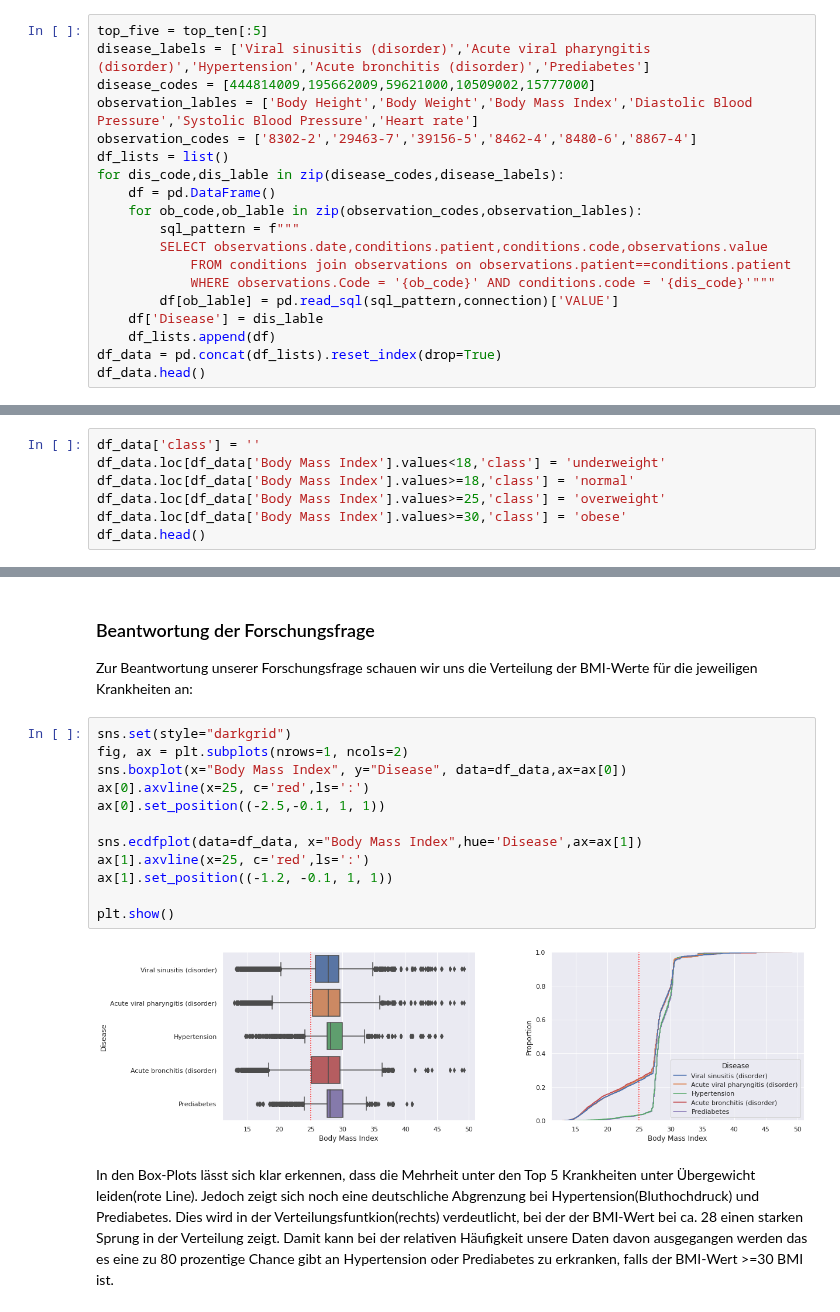
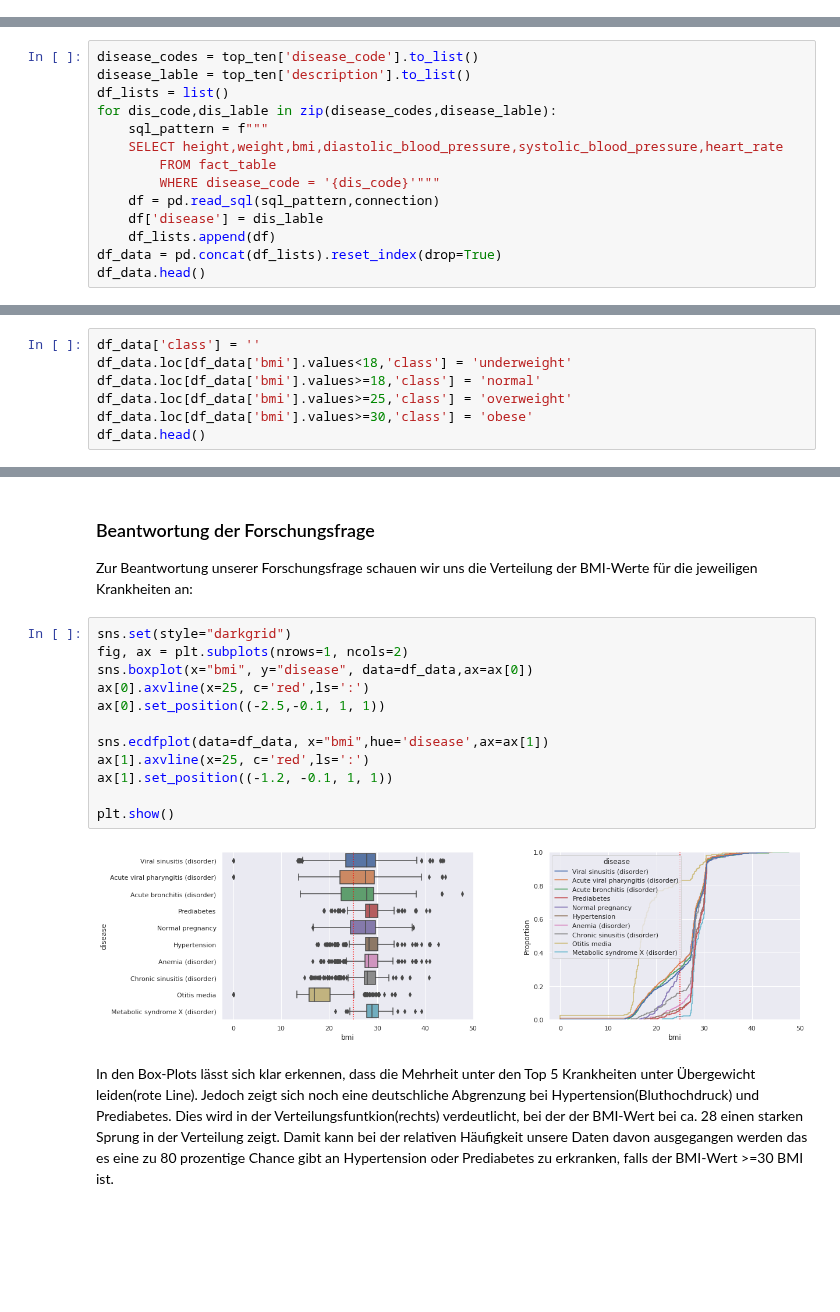
Before and after one commit to Fuenfgeld/DMA2022DataProjectC, a Jupyter notebook: src/analysis.ipynb, the cells around one changed output, grey strips where cells are left out. Saved outputs shown, nothing was run; the diff lists cells and outputs as text; blank space fills up the shorter version.

```diff
--- a/src/analysis.ipynb
+++ b/src/analysis.ipynb
@@ -141,19 +140,0 @@ Dabei beschrenken wir uns auf die fünf häuftigsten Krankheiten.
-# %%
-top_five = top_ten[:5]
-disease_labels = ['Viral sinusitis (disorder)','Acute viral pharyngitis (disorder)','Hypertension','Acute bronchitis (disorder)','Prediabetes']
-disease_codes = [444814009,195662009,59621000,10509002,15777000]
-observation_lables = ['Body Height','Body Weight','Body Mass Index','Diastolic Blood Pressure','Systolic Blood Pressure','Heart rate']
-observation_codes = ['8302-2','29463-7','39156-5','8462-4','8480-6','8867-4']
-df_lists = list()
-for dis_code,dis_lable in zip(disease_codes,disease_labels):
-    df = pd.DataFrame()
-    for ob_code,ob_lable in zip(observation_codes,observation_lables):
-        sql_pattern = f"""
-        SELECT observations.date,conditions.patient,conditions.code,observations.value
-            FROM conditions join observations on observations.patient==conditions.patient
-            WHERE observations.Code = '{ob_code}' AND conditions.code = '{dis_code}'"""
-        df[ob_lable] = pd.read_sql(sql_pattern,connection)['VALUE']
-    df['Disease'] = dis_lable
-    df_lists.append(df)
-df_data = pd.concat(df_lists).reset_index(drop=True)
-df_data.head()
@@ -166,0 +141,14 @@ df_data.head()
+# %%
+disease_codes = top_ten['disease_code'].to_list()
+disease_lable = top_ten['description'].to_list()
+df_lists = list()
+for dis_code,dis_lable in zip(disease_codes,disease_lable):
+    sql_pattern = f"""
+    SELECT height,weight,bmi,diastolic_blood_pressure,systolic_blood_pressure,heart_rate
+        FROM fact_table
+        WHERE disease_code = '{dis_code}'"""
+    df = pd.read_sql(sql_pattern,connection)
+    df['disease'] = dis_lable
+    df_lists.append(df)
+df_data = pd.concat(df_lists).reset_index(drop=True)
+df_data.head()
@@ -168,9 +163,9 @@ df_data.head()
 Wie bereits in Kapitel BMI-Verteilung erwähnt, kann der BMI-Wert in mehrere Klassen eingeteilt werden:
 # %%
 df_data['class'] = ''
-df_data.loc[df_data['Body Mass Index'].values<18,'class'] = 'underweight'
-df_data.loc[df_data['Body Mass Index'].values>=18,'class'] = 'normal'
-df_data.loc[df_data['Body Mass Index'].values>=25,'class'] = 'overweight'
-df_data.loc[df_data['Body Mass Index'].values>=30,'class'] = 'obese'
+df_data.loc[df_data['bmi'].values<18,'class'] = 'underweight'
+df_data.loc[df_data['bmi'].values>=18,'class'] = 'normal'
+df_data.loc[df_data['bmi'].values>=25,'class'] = 'overweight'
+df_data.loc[df_data['bmi'].values>=30,'class'] = 'obese'
 df_data.head()
 # %% [output]
@@ -187,17 +182,17 @@ Zur Beantwortung unserer Forschungsfrage schauen wir uns die Verteilung der BMI-
 # %%
 sns.set(style="darkgrid")
 fig, ax = plt.subplots(nrows=1, ncols=2)
-sns.boxplot(x="Body Mass Index", y="Disease", data=df_data,ax=ax[0])
+sns.boxplot(x="bmi", y="disease", data=df_data,ax=ax[0])
 ax[0].axvline(x=25, c='red',ls=':')
 ax[0].set_position((-2.5,-0.1, 1, 1))
 
-sns.ecdfplot(data=df_data, x="Body Mass Index",hue='Disease',ax=ax[1])
+sns.ecdfplot(data=df_data, x="bmi",hue='disease',ax=ax[1])
 ax[1].axvline(x=25, c='red',ls=':')
 ax[1].set_position((-1.2, -0.1, 1, 1))
 
 plt.show()
 # %% [output]
-[figure, old version]
+[figure, new version]
 # %% [markdown]
 In den Box-Plots lässt sich klar erkennen, dass die Mehrheit unter den Top 5 Krankheiten unter Übergewicht leiden(rote Line). Jedoch zeigt sich noch eine deutschliche Abgrenzung bei Hypertension(Bluthochdruck) und Prediabetes. Dies wird in der Verteilungsfuntkion(rechts) verdeutlicht, bei der der BMI-Wert bei ca. 28 einen starken Sprung in der Verteilung zeigt. Damit kann bei der relativen Häufigkeit unsere Daten davon ausgegangen werden das es eine zu 80 prozentige Chance gibt an Hypertension oder Prediabetes zu erkranken, falls der BMI-Wert >=30 BMI ist.
 # %% [markdown]
```
Also changed, not shown: parts of 10 cells of this notebook, 5 other files.
